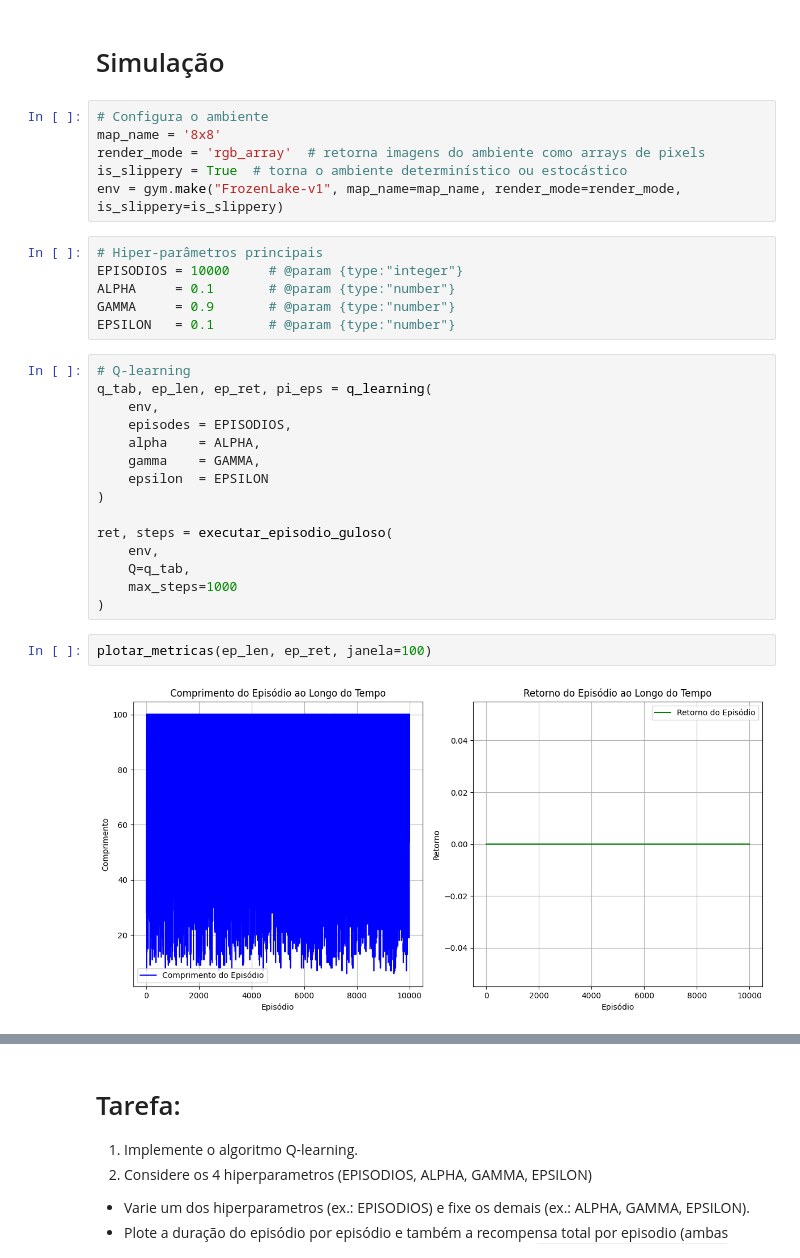
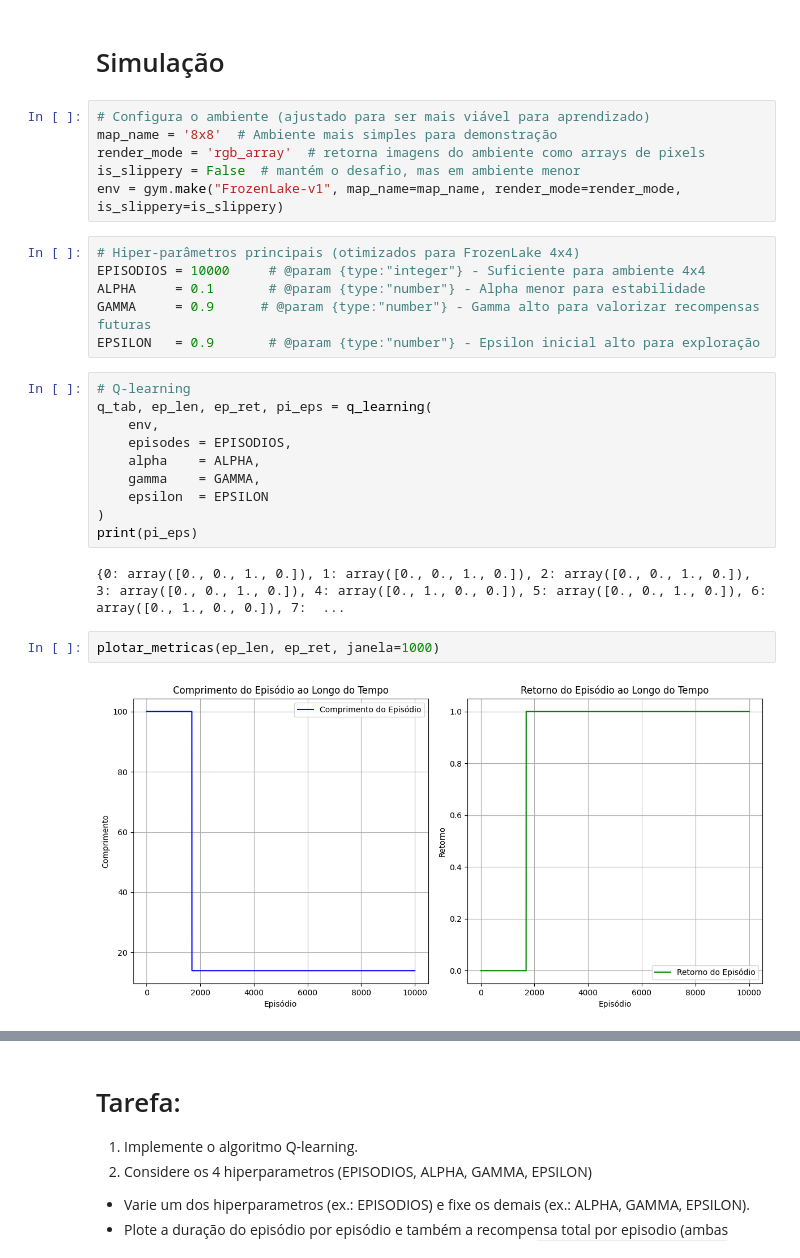
Before and after one commit to danluan/rl-labs, a Jupyter notebook: lab-8/lab_8_q_learning.ipynb, the cells around one changed output, grey strips where cells are left out. Saved outputs shown, nothing was run; the diff lists cells and outputs as text.

```diff
--- a/lab-8/lab_8_q_learning.ipynb
+++ b/lab-8/lab_8_q_learning.ipynb
@@ -272,17 +272,17 @@ def gerar_gif(
 # %% [markdown]
 # Simulação
 # %%
-# Configura o ambiente
-map_name = '8x8'
+# Configura o ambiente (ajustado para ser mais viável para aprendizado)
+map_name = '8x8'  # Ambiente mais simples para demonstração
 render_mode = 'rgb_array'  # retorna imagens do ambiente como arrays de pixels
-is_slippery = True  # torna o ambiente determinístico ou estocástico
+is_slippery = False  # mantém o desafio, mas em ambiente menor
 env = gym.make("FrozenLake-v1", map_name=map_name, render_mode=render_mode, is_slippery=is_slippery)
 # %%
-# Hiper-parâmetros principais
-EPISODIOS = 10000     # @param {type:"integer"}
-ALPHA     = 0.1       # @param {type:"number"}
-GAMMA     = 0.9       # @param {type:"number"}
-EPSILON   = 0.1       # @param {type:"number"}
+# Hiper-parâmetros principais (otimizados para FrozenLake 4x4)
+EPISODIOS = 10000     # @param {type:"integer"} - Suficiente para ambiente 4x4
+ALPHA     = 0.1       # @param {type:"number"} - Alpha menor para estabilidade
+GAMMA     = 0.9      # @param {type:"number"} - Gamma alto para valorizar recompensas futuras
+EPSILON   = 0.9       # @param {type:"number"} - Epsilon inicial alto para exploração
 # %%
 # Q-learning
 q_tab, ep_len, ep_ret, pi_eps = q_learning(
@@ -292,16 +292,13 @@ q_tab, ep_len, ep_ret, pi_eps = q_learning(
     gamma    = GAMMA,
     epsilon  = EPSILON
 )
-
-ret, steps = executar_episodio_guloso(
-    env,
-    Q=q_tab,
-    max_steps=1000
-)
+print(pi_eps)
+# %% [output]
+{0: array([0., 0., 1., 0.]), 1: array([0., 0., 1., 0.]), 2: array([0., 0., 1., 0.]), 3: array([0., 0., 1., 0.]), 4: array([0., 1., 0., 0.]), 5: array([0., 0., 1., 0.]), 6: array([0., 1., 0., 0.]), 7:  ...
 # %%
-plotar_metricas(ep_len, ep_ret, janela=100)
+plotar_metricas(ep_len, ep_ret, janela=1000)
 # %% [output]
-[figure, old version]
+[figure, new version]
 # %%
 visualizar_politica(env, pi_eps, shape=(8, 8))
 # %% [output]
```
Also changed, not shown: parts of 3 cells of this notebook, 3 other files.
